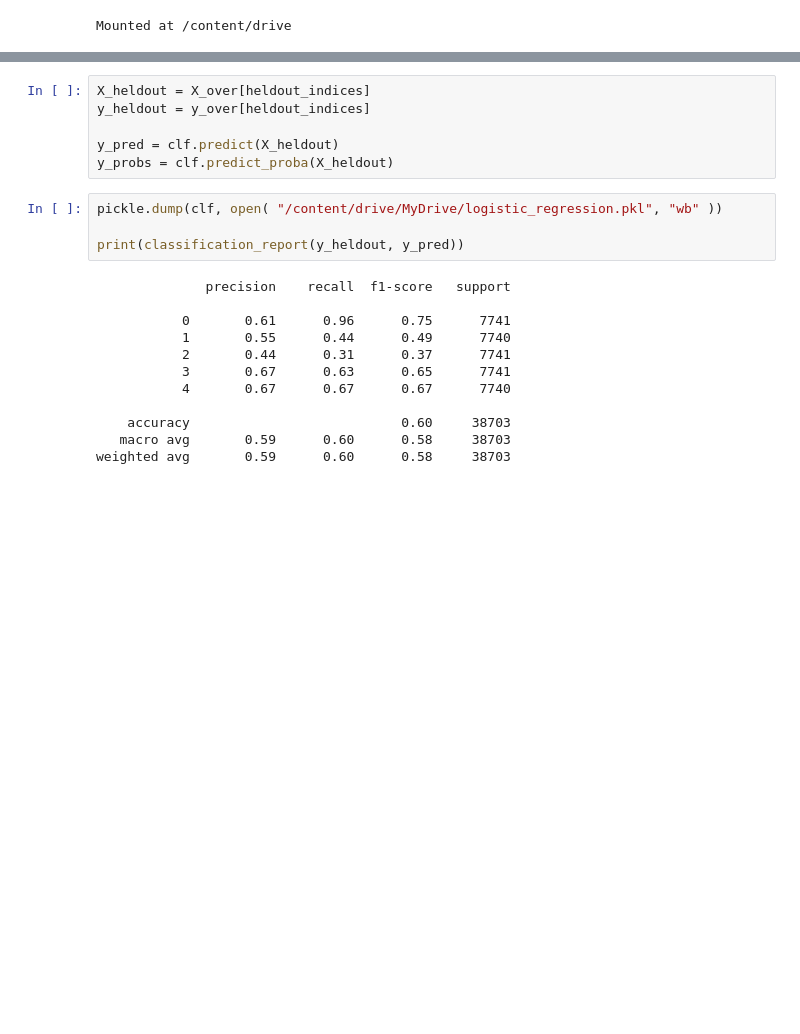
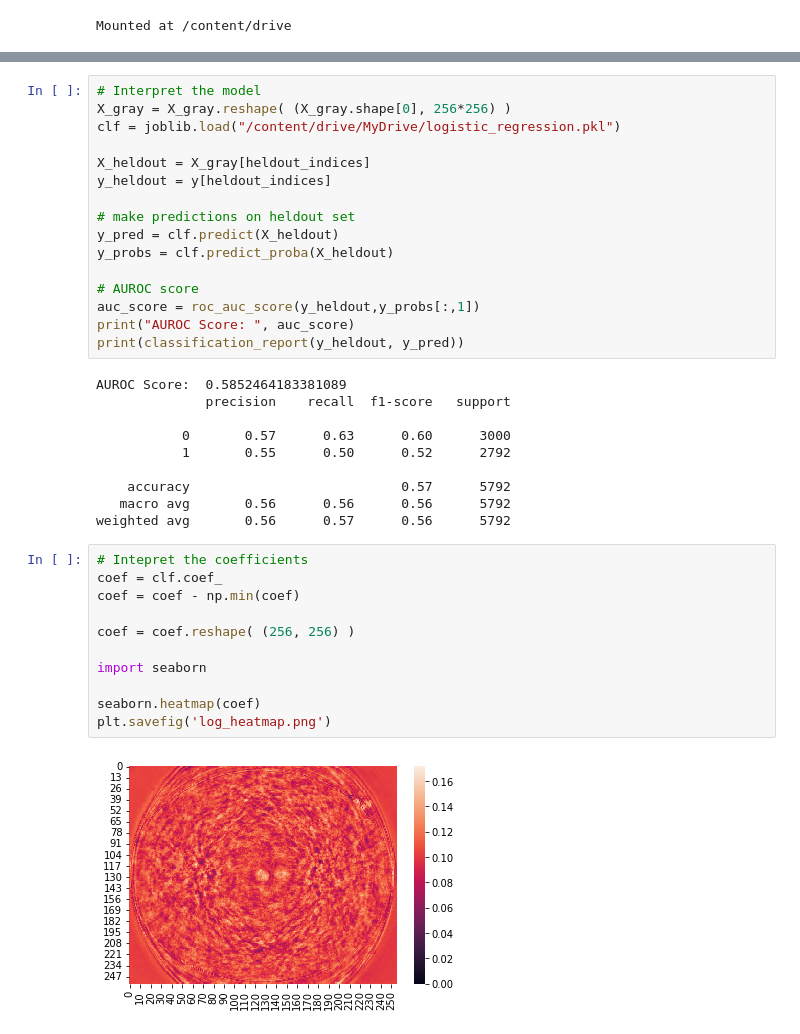
Before and after one commit to JOHNW02/Bioe_485_final_project, a Jupyter notebook: logisticRegression_pipeline.ipynb, the cells around one changed output, grey strips where cells are left out. Drawn from its saved outputs; the diff is of its cells as text; blank space fills up the shorter version.

Commit message:
Add intepretation file

```diff
--- a/logisticRegression_pipeline.ipynb
+++ b/logisticRegression_pipeline.ipynb
@@ -72,22 +110,39 @@ LogisticRegression(multi_class='multinomial', solver='saga')
-# %%
-X_heldout = X_over[heldout_indices]
-y_heldout = y_over[heldout_indices]
-
-y_pred = clf.predict(X_heldout)
-y_probs = clf.predict_proba(X_heldout)
 # %%
-pickle.dump(clf, open( "/content/drive/MyDrive/logistic_regression.pkl", "wb" ))
+# Interpret the model
+X_gray = X_gray.reshape( (X_gray.shape[0], 256*256) )
+clf = joblib.load("/content/drive/MyDrive/logistic_regression.pkl")
 
+X_heldout = X_gray[heldout_indices]
+y_heldout = y[heldout_indices]
+
+# make predictions on heldout set
+y_pred = clf.predict(X_heldout)
+y_probs = clf.predict_proba(X_heldout)
+
+# AUROC score
+auc_score = roc_auc_score(y_heldout,y_probs[:,1])
+print("AUROC Score: ", auc_score)
 print(classification_report(y_heldout, y_pred))
 # %% [output]
+AUROC Score:  0.5852464183381089
               precision    recall  f1-score   support
 
-           0       0.61      0.96      0.75      7741
-           1       0.55      0.44      0.49      7740
-           2       0.44      0.31      0.37      7741
-           3       0.67      0.63      0.65      7741
-           4       0.67      0.67      0.67      7740
+           0       0.57      0.63      0.60      3000
+           1       0.55      0.50      0.52      2792
 
-    accuracy                           0.60     38703
-   macro avg       0.59      0.60      0.58     38703
-weighted avg       0.59      0.60      0.58     38703
+    accuracy                           0.57      5792
+   macro avg       0.56      0.56      0.56      5792
+weighted avg       0.56      0.57      0.56      5792
+# %%
+# Intepret the coefficients
+coef = clf.coef_
+coef = coef - np.min(coef)
+
+coef = coef.reshape( (256, 256) )
+
+import seaborn
+
+seaborn.heatmap(coef)
+plt.savefig('log_heatmap.png')
+# %% [output]
+[figure, added]
```
Also changed, not shown: parts of 6 cells of this notebook, 4 other files.
